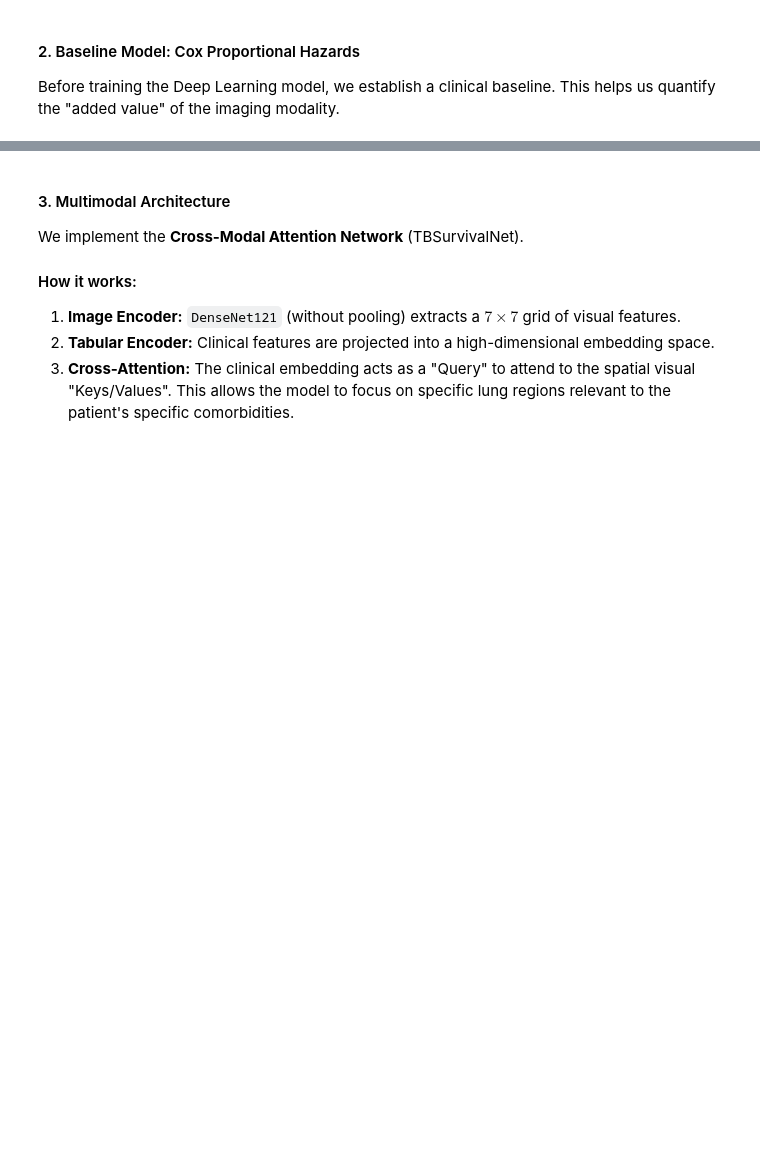
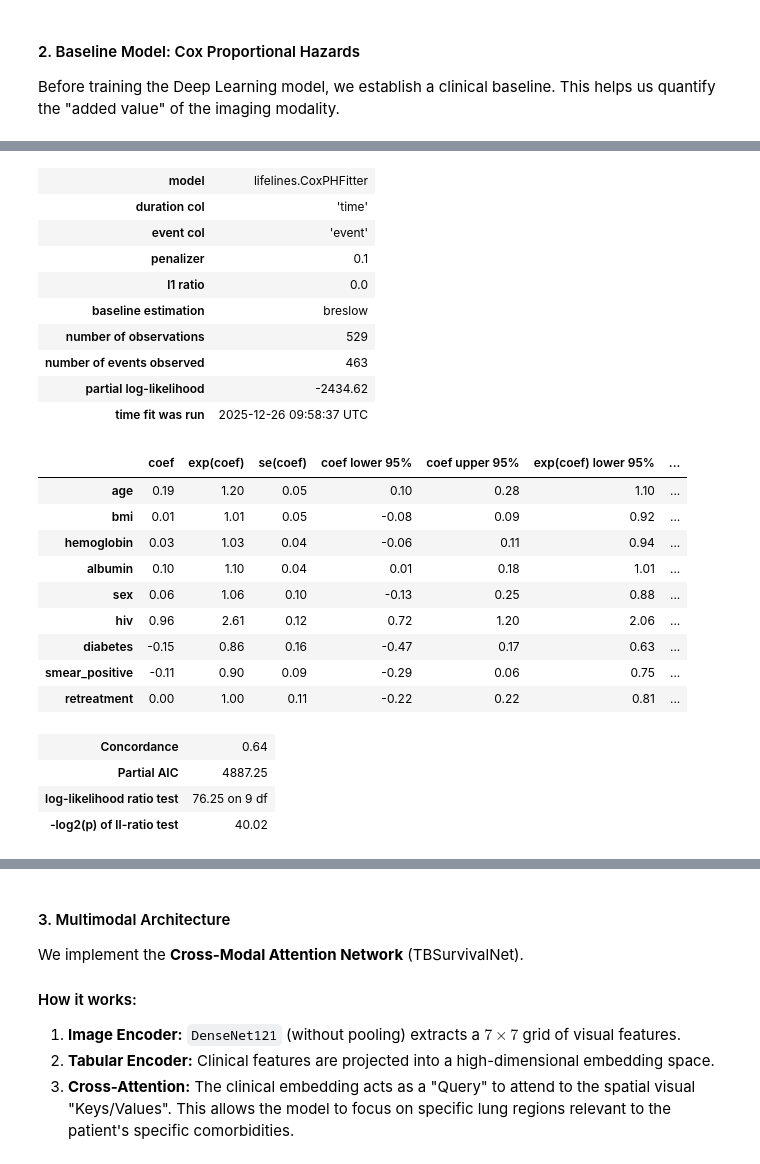
Before and after one commit to ikechukwuUE/tb-cxr-survival, a Jupyter notebook: notebooks/01_tb_cxr_survival.ipynb, the cells around one changed output, grey strips where cells are left out. Saved outputs shown, nothing was run; the diff lists cells and outputs as text; code cells hidden in the pictures; blank space fills up the shorter version.

```diff
--- a/notebooks/01_tb_cxr_survival.ipynb
+++ b/notebooks/01_tb_cxr_survival.ipynb
@@ -294,0 +300,27 @@ hemoglobin   1.025245  5.554663e-01
+# %%
+cph.print_summary()
+# %% [output]
+| model | lifelines.CoxPHFitter |
+| duration col | 'time' |
+| event col | 'event' |
+| penalizer | 0.1 |
+| l1 ratio | 0.0 |
+| baseline estimation | breslow |
+| number of observations | 529 |
+| number of events observed | 463 |
+| partial log-likelihood | -2434.62 |
+| time fit was run | 2025-12-26 09:58:37 UTC |
+|  | coef | exp(coef) | se(coef) | coef lower 95% | coef upper 95% | exp(coef) lower 95% | ... |
+| age | 0.19 | 1.20 | 0.05 | 0.10 | 0.28 | 1.10 | ... |
+| bmi | 0.01 | 1.01 | 0.05 | -0.08 | 0.09 | 0.92 | ... |
+| hemoglobin | 0.03 | 1.03 | 0.04 | -0.06 | 0.11 | 0.94 | ... |
+| albumin | 0.10 | 1.10 | 0.04 | 0.01 | 0.18 | 1.01 | ... |
+| sex | 0.06 | 1.06 | 0.10 | -0.13 | 0.25 | 0.88 | ... |
+| hiv | 0.96 | 2.61 | 0.12 | 0.72 | 1.20 | 2.06 | ... |
+| diabetes | -0.15 | 0.86 | 0.16 | -0.47 | 0.17 | 0.63 | ... |
+| smear_positive | -0.11 | 0.90 | 0.09 | -0.29 | 0.06 | 0.75 | ... |
+| retreatment | 0.00 | 1.00 | 0.11 | -0.22 | 0.22 | 0.81 | ... |
+| Concordance | 0.64 |
+| Partial AIC | 4887.25 |
+| log-likelihood ratio test | 76.25 on 9 df |
+| -log2(p) of ll-ratio test | 40.02 |
```
Also changed, not shown: parts of 11 cells of this notebook, 6 other files.
